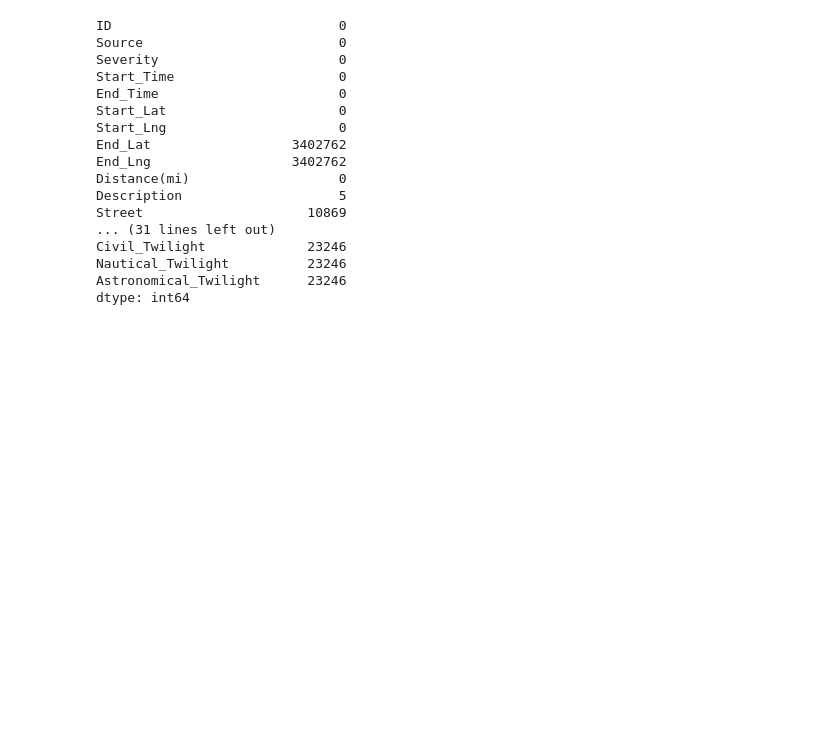
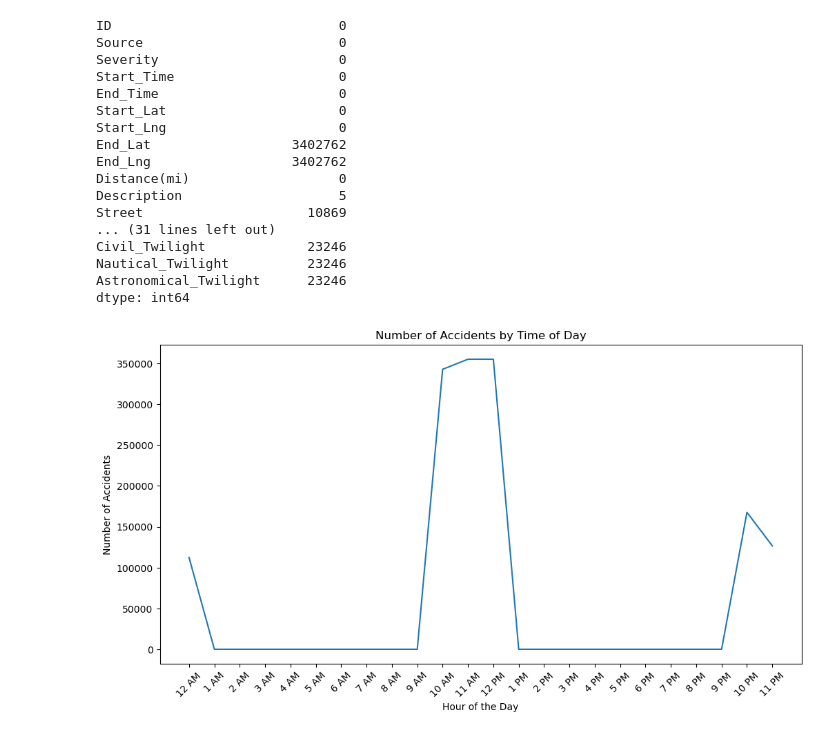
Before and after one commit to melissa236/ORIE3120, a Jupyter notebook: Final_Project.ipynb, the cells around one changed output. Cells and saved outputs as stored; diff of their text form; code cells hidden in the pictures; blank space fills up the shorter version.

Commit message:
# of accidents by time of day

```diff
--- a/Final_Project.ipynb
+++ b/Final_Project.ipynb
@@ -77,3 +78,25 @@ Civil_Twilight             23246
 Nautical_Twilight          23246
 Astronomical_Twilight      23246
 dtype: int64
+# %%
+time_df = df
+time_df['Start_Time'] = pd.to_datetime(df['Start_Time'], format = 'mixed')
+time_df['End_Time'] = pd.to_datetime(df['End_Time'], format = 'mixed')
+time_df['duration'] = (df['End_Time'] - df['Start_Time']).dt.total_seconds()
+
+hour_order = [f"{h%12 or 12} {'AM' if h<12 else 'PM'}" for h in range(24)]
+time_df['Hour'] = df['Start_Time'].dt.hour
+time_df['Hour'] = pd.to_datetime(df['Hour'], format='%H').dt.strftime('%I %p')
+time_df['Hour'] = pd.Categorical(time_df['Hour'], categories=hour_order, ordered=True)
+
+accidents_per_hour = time_df['Hour'].value_counts().sort_index()
+
+plt.figure(figsize = (12,6))
+plt.plot(accidents_per_hour.index, accidents_per_hour.values)
+plt.xlabel("Hour of the Day")
+plt.ylabel("Number of Accidents")
+plt.title("Number of Accidents by Time of Day")
+plt.xticks(rotation = 45)
+plt.show()
+# %% [output]
+[figure, added]
```
Also changed, not shown: parts of 1 cell of this notebook.
